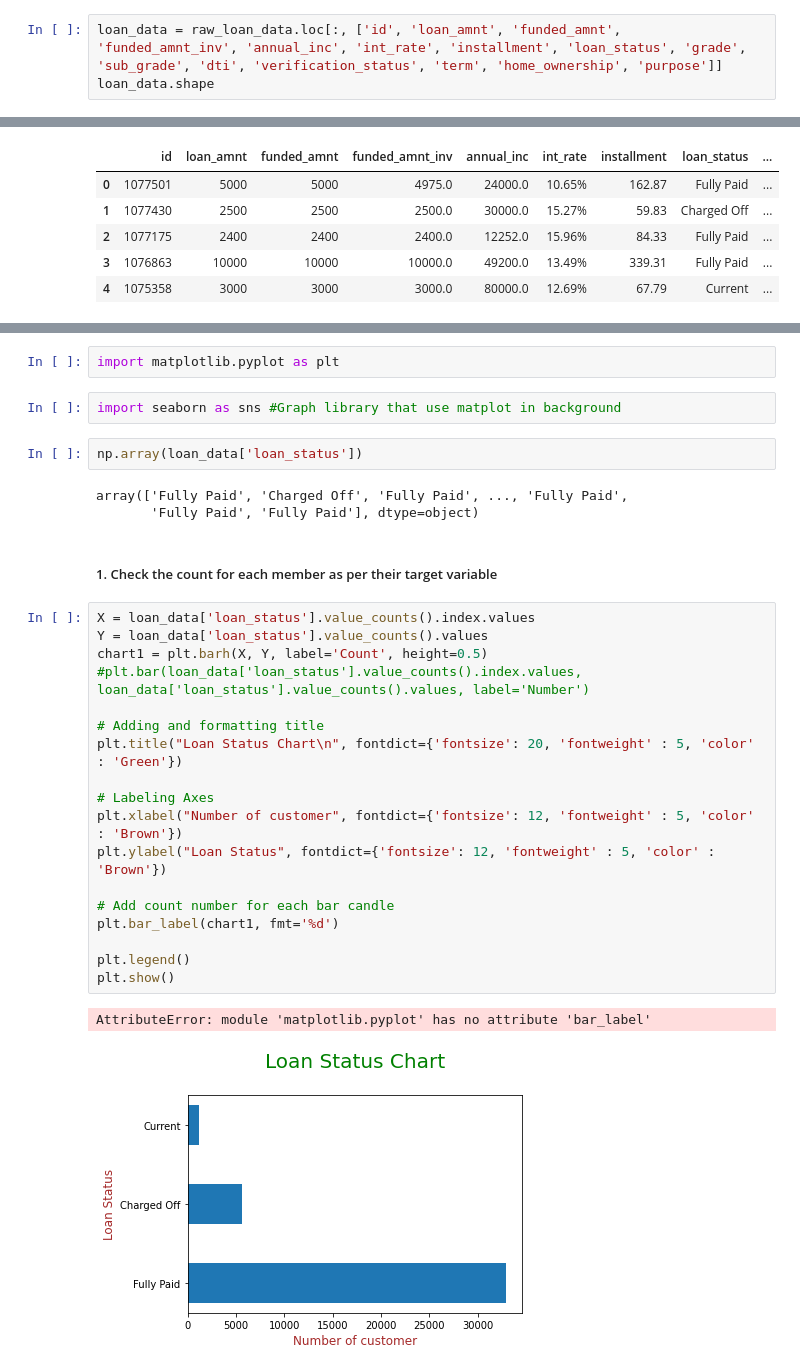
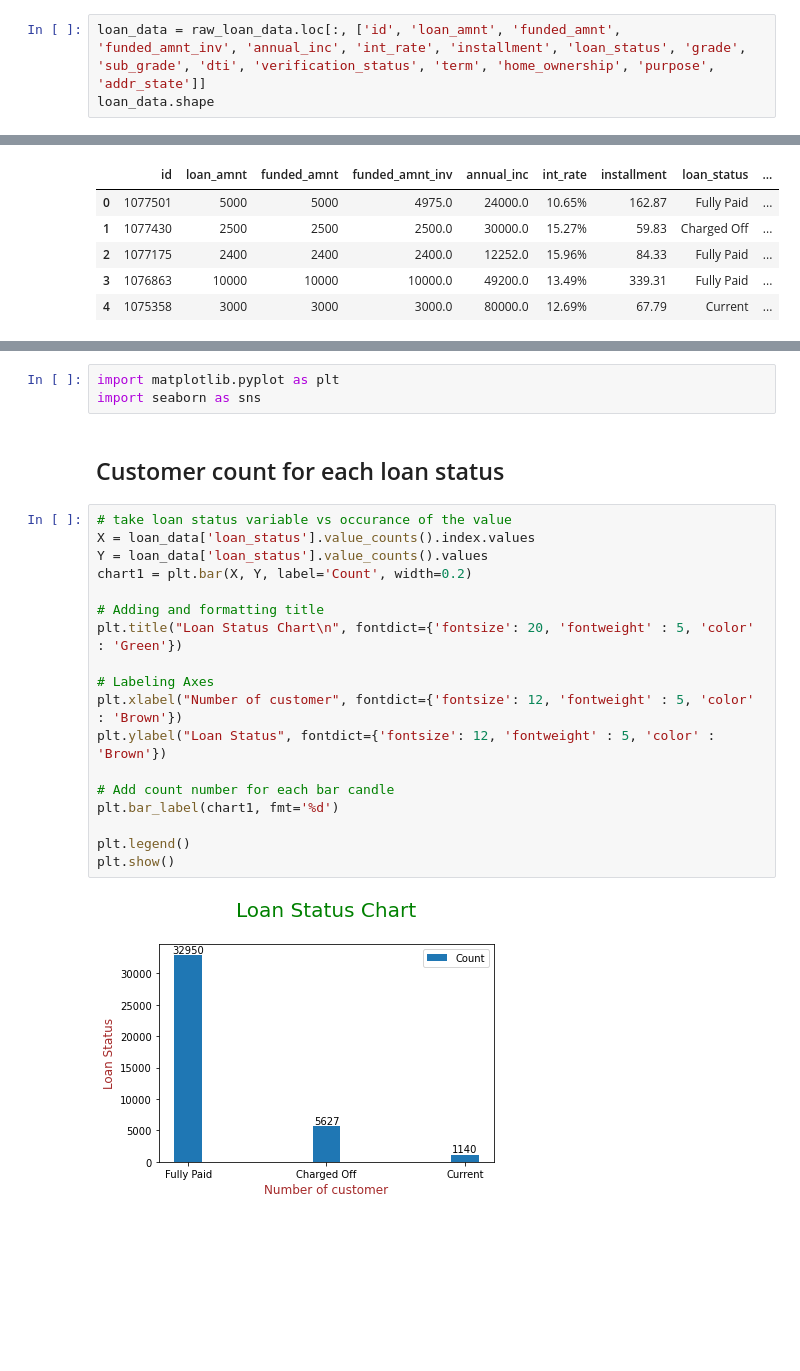
Before and after one commit to RatneshFlash/LendingClubCaseStudy, a Jupyter notebook: Lending_Club_Case_Study.ipynb, the cells around one changed output, grey strips where cells are left out. Saved outputs shown, nothing was run; the diff lists cells and outputs as text; blank space fills up the shorter version.

```diff
--- a/Lending_Club_Case_Study.ipynb
+++ b/Lending_Club_Case_Study.ipynb
@@ -27,4 +30,4 @@ As per above step, we do not found any 'id' is duplicate in record
 # %%
-loan_data = raw_loan_data.loc[:, ['id', 'loan_amnt', 'funded_amnt', 'funded_amnt_inv', 'annual_inc', 'int_rate', 'installment', 'loan_status', 'grade', 'sub_grade', 'dti', 'verification_status', 'term', 'home_ownership', 'purpose']]
+loan_data = raw_loan_data.loc[:, ['id', 'loan_amnt', 'funded_amnt', 'funded_amnt_inv', 'annual_inc', 'int_rate', 'installment', 'loan_status', 'grade', 'sub_grade', 'dti', 'verification_status', 'term', 'home_ownership', 'purpose', 'addr_state']]
 loan_data.shape
 # %% [output]
@@ -92,32 +91,25 @@ loan_data.corr()
 # %%
 import matplotlib.pyplot as plt
+import seaborn as sns
-# %%
-import seaborn as sns #Graph library that use matplot in background
-# %%
-np.array(loan_data['loan_status'])
-# %% [output]
-array(['Fully Paid', 'Charged Off', 'Fully Paid', ..., 'Fully Paid',
-       'Fully Paid', 'Fully Paid'], dtype=object)
 # %% [markdown]
-##### 1. Check the count for each member as per their target variable
+## Customer count for each loan status
 # %%
+# take loan status variable vs occurance of the value
 X = loan_data['loan_status'].value_counts().index.values
 Y = loan_data['loan_status'].value_counts().values
-chart1 = plt.barh(X, Y, label='Count', height=0.5)
-#plt.bar(loan_data['loan_status'].value_counts().index.values, loan_data['loan_status'].value_counts().values, label='Number')
+chart1 = plt.bar(X, Y, label='Count', width=0.2)
 
 # Adding and formatting title
 plt.title("Loan Status Chart\n", fontdict={'fontsize': 20, 'fontweight' : 5, 'color' : 'Green'})
 
 # Labeling Axes
 plt.xlabel("Number of customer", fontdict={'fontsize': 12, 'fontweight' : 5, 'color' : 'Brown'})
 plt.ylabel("Loan Status", fontdict={'fontsize': 12, 'fontweight' : 5, 'color' : 'Brown'})
 
 # Add count number for each bar candle
 plt.bar_label(chart1, fmt='%d')
 
 plt.legend()
 plt.show()
 # %% [output]
-AttributeError: module 'matplotlib.pyplot' has no attribute 'bar_label'
-[figure, old version]
+[figure, new version]
```
Also changed, not shown: parts of 78 cells of this notebook.
